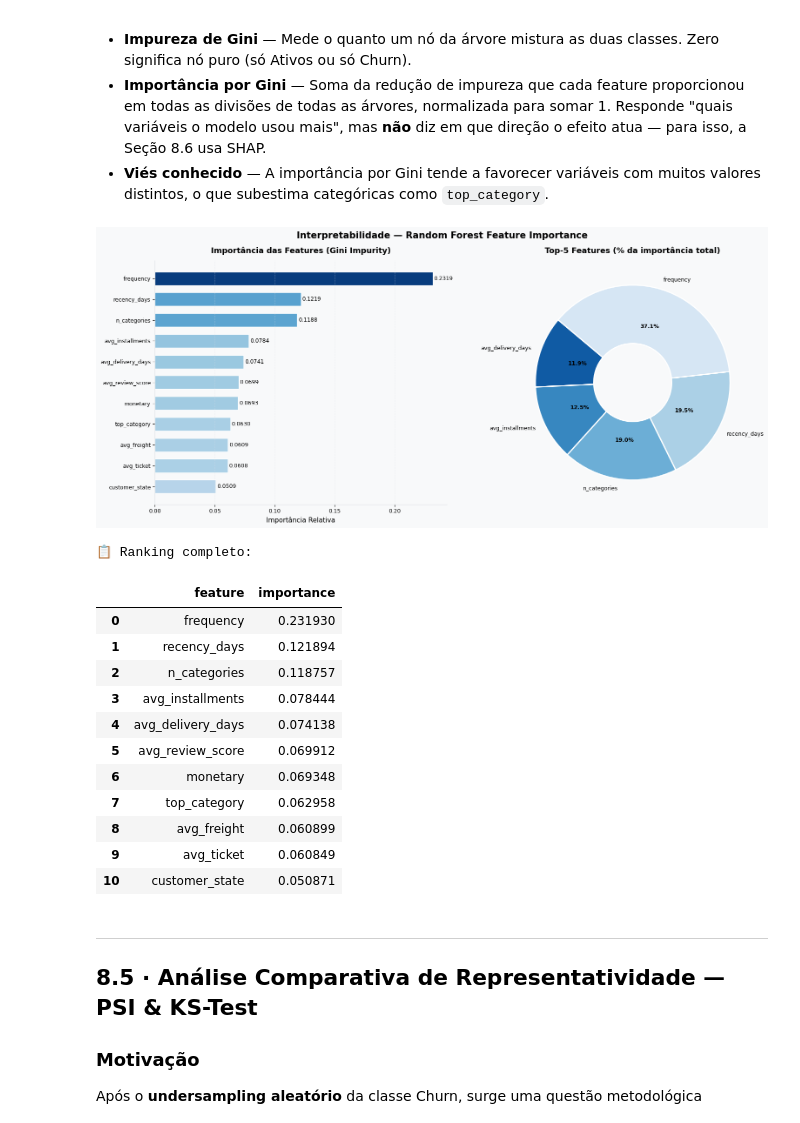
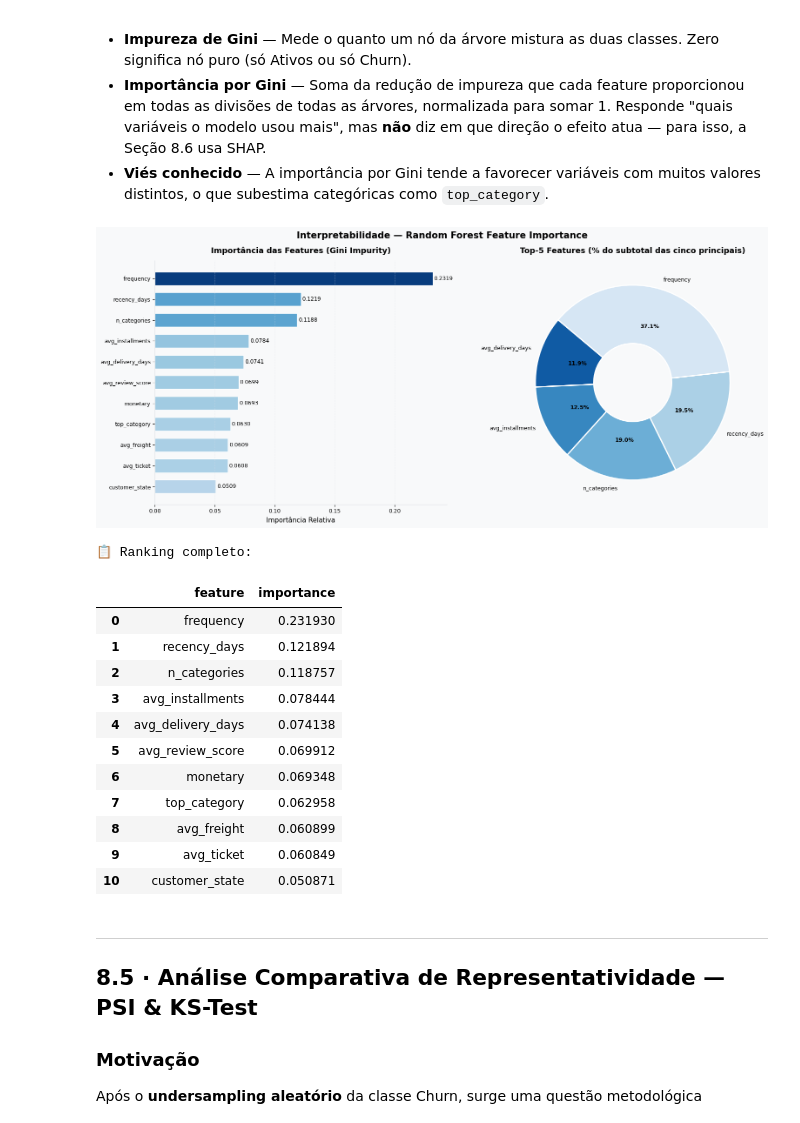
Before and after one commit to ugulinofabiano/tcc-mba-usp, a Jupyter notebook: notebook/olist_churn_prediction.ipynb, the cells around one changed output. Drawn from its saved outputs; the diff is of its cells as text; code cells hidden in the pictures.

```diff
--- a/notebook/olist_churn_prediction.ipynb
+++ b/notebook/olist_churn_prediction.ipynb
@@ -3142,35 +3142,35 @@ norm = (fi['importance'] - fi['importance'].min()) / (
        fi['importance'].max() - fi['importance'].min() + 1e-9)
 bar_cols = [plt.cm.Blues(0.3 + 0.65 * v) for v in norm.values]
 bars = ax.barh(fi['feature'], fi['importance'],
                color=bar_cols, height=0.65, edgecolor='white')
 for b, v in zip(bars, fi['importance'].values):
     ax.text(v + 0.001, b.get_y() + b.get_height()/2,
             f'{v:.4f}', va='center', fontsize=9)
 ax.set_title('Importância das Features (Gini Impurity)')
 ax.set_xlabel('Importância Relativa')
 ax.grid(True, axis='x', alpha=0.4)
 ax.spines[['top', 'right']].set_visible(False)
 
 # Pizza top-5
 ax2 = axes[1]
 top5 = fi.tail(5)
 wedges, texts, autos = ax2.pie(
     top5['importance'].values,
     labels=top5['feature'].values,
     autopct='%1.1f%%',
     colors=sns.color_palette('Blues_r', len(top5)),
     wedgeprops=dict(edgecolor='white', linewidth=2, width=0.6),
     startangle=140, textprops={'fontsize': 9}
 )
 for at in autos: at.set_fontweight('bold')
-ax2.set_title('Top-5 Features (% da importância total)')
+ax2.set_title('Top-5 Features (% do subtotal das cinco principais)')
 
 plt.tight_layout(); plt.show()
 
 print('📋 Ranking completo:')
 display(fi.sort_values('importance', ascending=False).reset_index(drop=True))
 # %% [output]
-[figure, old version]
+[figure, new version]
 📋 Ranking completo:
 |  | feature | importance |
 | 0 | frequency | 0.231930 |
```
Also changed, not shown: parts of 5 cells of this notebook.
